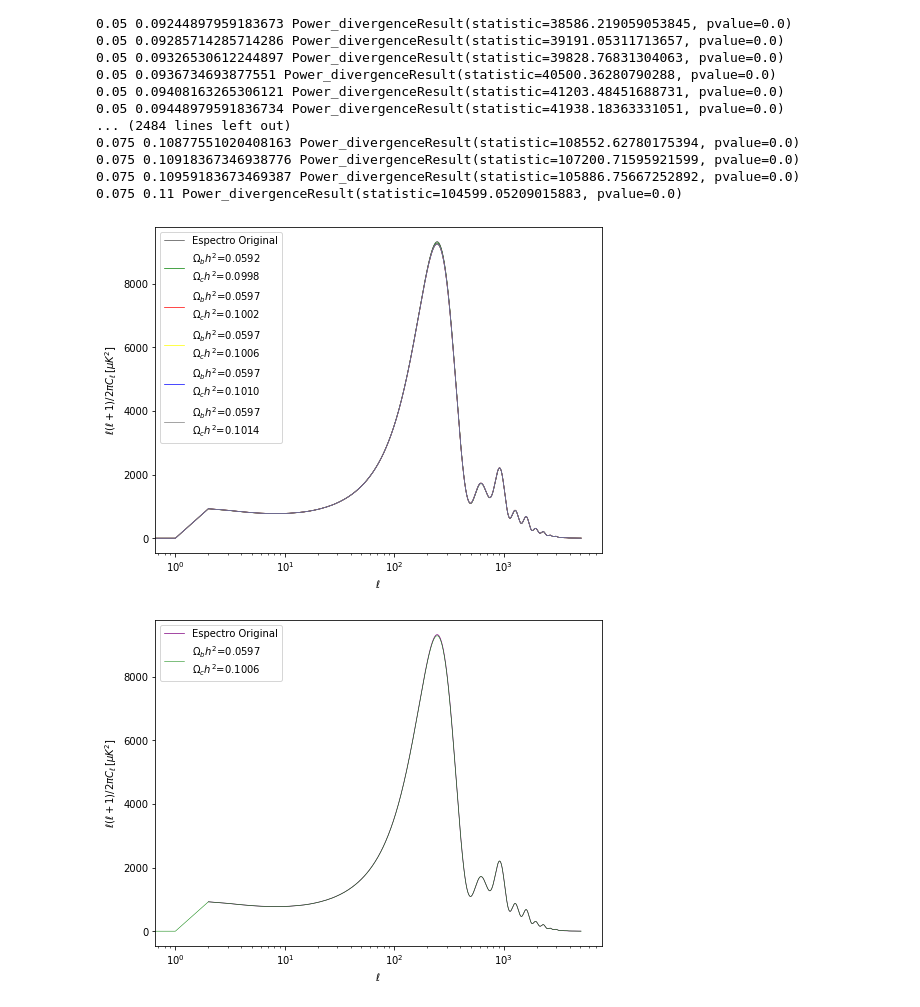
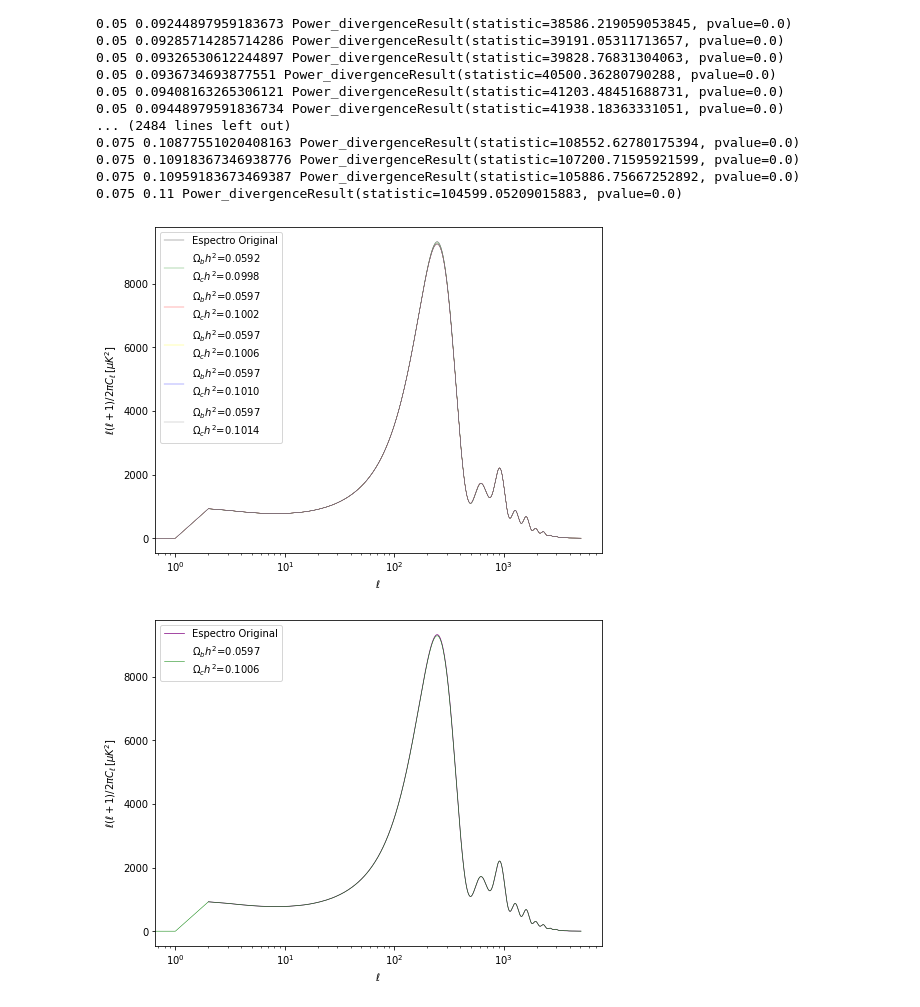
Before and after one commit to Cony06/mapacmb, a Jupyter notebook: tarea2_parte3.ipynb, the cells around one changed output. Cells and saved outputs as stored; diff of their text form; code cells hidden in the pictures.

```diff
--- a/tarea2_parte3.ipynb
+++ b/tarea2_parte3.ipynb
@@ -117,33 +117,33 @@ for ombh2 in ombh2s:
 # %%
 #gráfico comparando los espectros
 
 data = np.genfromtxt("D_ell.csv", delimiter=",", names=["x", "y"])#espectro original
 data1 = np.genfromtxt("test0.05918367346938776,0.09979591836734694.csv", delimiter=",", names=["x", "y"])
 data2 = np.genfromtxt("test0.05969387755102041,0.10020408163265306.csv", delimiter=",", names=["x", "y"])
 data3 = np.genfromtxt("test0.05969387755102041,0.10061224489795918.csv", delimiter=",", names=["x", "y"])
 data4 = np.genfromtxt("test0.05969387755102041,0.10102040816326531.csv", delimiter=",", names=["x", "y"])
 data5 = np.genfromtxt("test0.05969387755102041,0.10142857142857142.csv", delimiter=",", names=["x", "y"])
 
 
 plt.figure(figsize=(8,6))
 plt.xscale('log')
 plt.xlabel('$\ell$')
 plt.ylabel('$\ell(\ell+1)/2\pi C_\ell\,[\mu K^2]$')
 
-plt.semilogx(data['x'], data['y'],color="black", label="Espectro Original", linewidth=0.5)
-plt.semilogx(data1['x'], data2['y'],color="green", label="$\\Omega_b h^2$=0.0592\n$\\Omega_c h^2$=0.0998", linewidth=0.7)
-plt.semilogx(data2['x'], data1['y'],color="red", label="$\\Omega_b h^2$=0.0597\n$\\Omega_c h^2$=0.1002", linewidth=0.7)
-plt.semilogx(data3['x'], data1['y'],color="yellow", label="$\\Omega_b h^2$=0.0597\n$\\Omega_c h^2$=0.1006", linewidth=0.7)
-plt.semilogx(data4['x'], data1['y'],color="blue", label="$\\Omega_b h^2$=0.0597\n$\\Omega_c h^2$=0.1010", linewidth=0.7)
-plt.semilogx(data5['x'], data1['y'],color="grey", label="$\\Omega_b h^2$=0.0597\n$\\Omega_c h^2$=0.1014", linewidth=0.7)
+plt.semilogx(data['x'], data['y'],color="black", label="Espectro Original", linewidth=0.3)
+plt.semilogx(data1['x'], data2['y'],color="green", label="$\\Omega_b h^2$=0.0592\n$\\Omega_c h^2$=0.0998", linewidth=0.3)
+plt.semilogx(data2['x'], data1['y'],color="red", label="$\\Omega_b h^2$=0.0597\n$\\Omega_c h^2$=0.1002", linewidth=0.3)
+plt.semilogx(data3['x'], data1['y'],color="yellow", label="$\\Omega_b h^2$=0.0597\n$\\Omega_c h^2$=0.1006", linewidth=0.3)
+plt.semilogx(data4['x'], data1['y'],color="blue", label="$\\Omega_b h^2$=0.0597\n$\\Omega_c h^2$=0.1010", linewidth=0.3)
+plt.semilogx(data5['x'], data1['y'],color="grey", label="$\\Omega_b h^2$=0.0597\n$\\Omega_c h^2$=0.1014", linewidth=0.3)
 
 plt.xlabel('$\ell$')
 plt.ylabel('$\ell(\ell+1)/2\pi C_\ell\,[\mu K^2]$')
 plt.legend(loc="upper left")
-plt.savefig('comparacion.png', dpi=150)
+plt.savefig('comparacion.png', dpi=200)
 plt.show()
 # %% [output]
-[figure, old version]
+[figure, new version]
 # %%
 #graficando el mejor fit junto al espectro original
 
```
Also changed, not shown: parts of 2 cells of this notebook.
